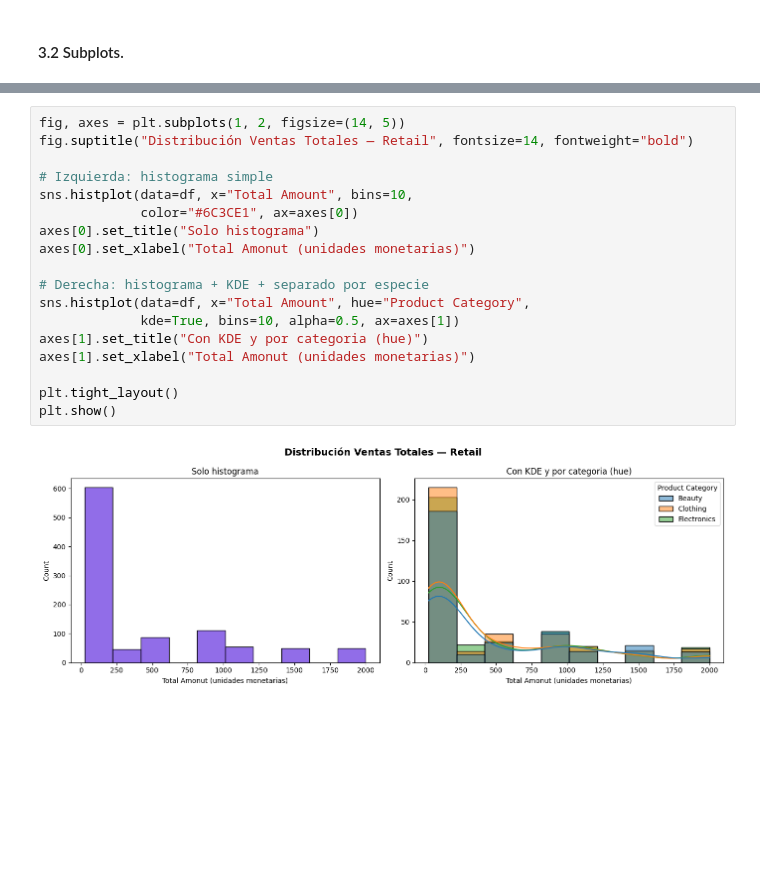
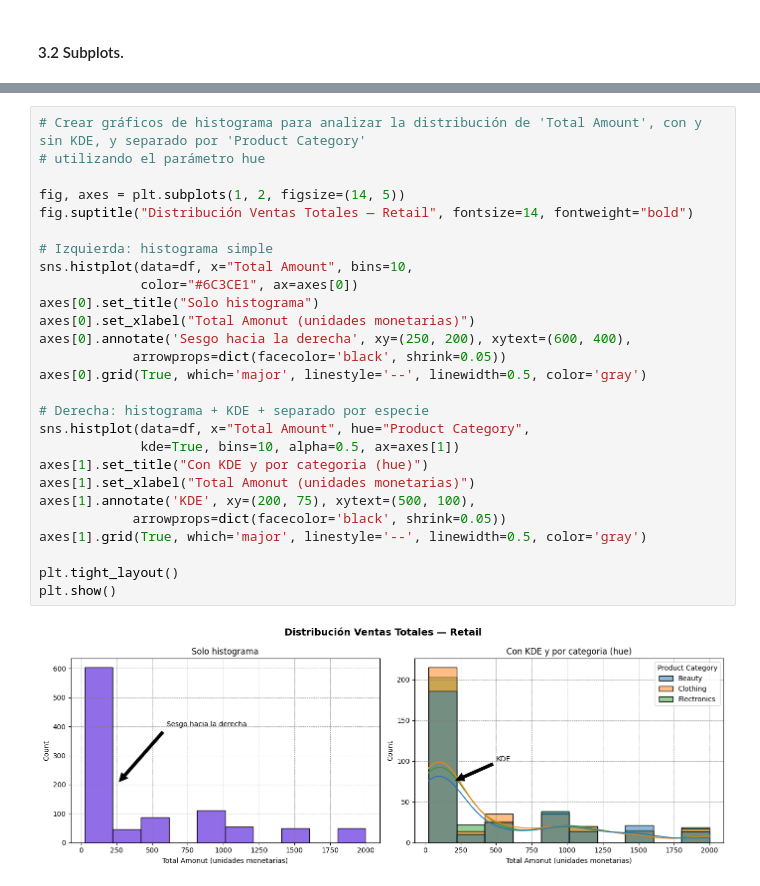
Before and after one commit to rav1984VT/retail-sales-analysis, a Jupyter notebook: notebooks/Tarea_Core14_RaulAraya_ProtectoI_Parte5.ipynb, the cells around one changed output, grey strips where cells are left out. Cells and saved outputs as stored; diff of their text form; blank space fills up the shorter version.

```diff
--- a/notebooks/Tarea_Core14_RaulAraya_ProtectoI_Parte5.ipynb
+++ b/notebooks/Tarea_Core14_RaulAraya_ProtectoI_Parte5.ipynb
@@ -187,20 +231,29 @@ Matriz de correlación:
 # %%
+# Crear gráficos de histograma para analizar la distribución de 'Total Amount', con y sin KDE, y separado por 'Product Category'
+# utilizando el parámetro hue
+
 fig, axes = plt.subplots(1, 2, figsize=(14, 5))
 fig.suptitle("Distribución Ventas Totales — Retail", fontsize=14, fontweight="bold")
 
 # Izquierda: histograma simple
 sns.histplot(data=df, x="Total Amount", bins=10,
              color="#6C3CE1", ax=axes[0])
 axes[0].set_title("Solo histograma")
 axes[0].set_xlabel("Total Amonut (unidades monetarias)")
+axes[0].annotate('Sesgo hacia la derecha', xy=(250, 200), xytext=(600, 400),
+            arrowprops=dict(facecolor='black', shrink=0.05))
+axes[0].grid(True, which='major', linestyle='--', linewidth=0.5, color='gray')
 
 # Derecha: histograma + KDE + separado por especie
 sns.histplot(data=df, x="Total Amount", hue="Product Category",
              kde=True, bins=10, alpha=0.5, ax=axes[1])
 axes[1].set_title("Con KDE y por categoria (hue)")
 axes[1].set_xlabel("Total Amonut (unidades monetarias)")
+axes[1].annotate('KDE', xy=(200, 75), xytext=(500, 100),
+            arrowprops=dict(facecolor='black', shrink=0.05))
+axes[1].grid(True, which='major', linestyle='--', linewidth=0.5, color='gray')
 
 plt.tight_layout()
 plt.show()
 # %% [output]
-[figure, old version]
+[figure, new version]
```
Also changed, not shown: parts of 10 cells of this notebook, 5 other files.
